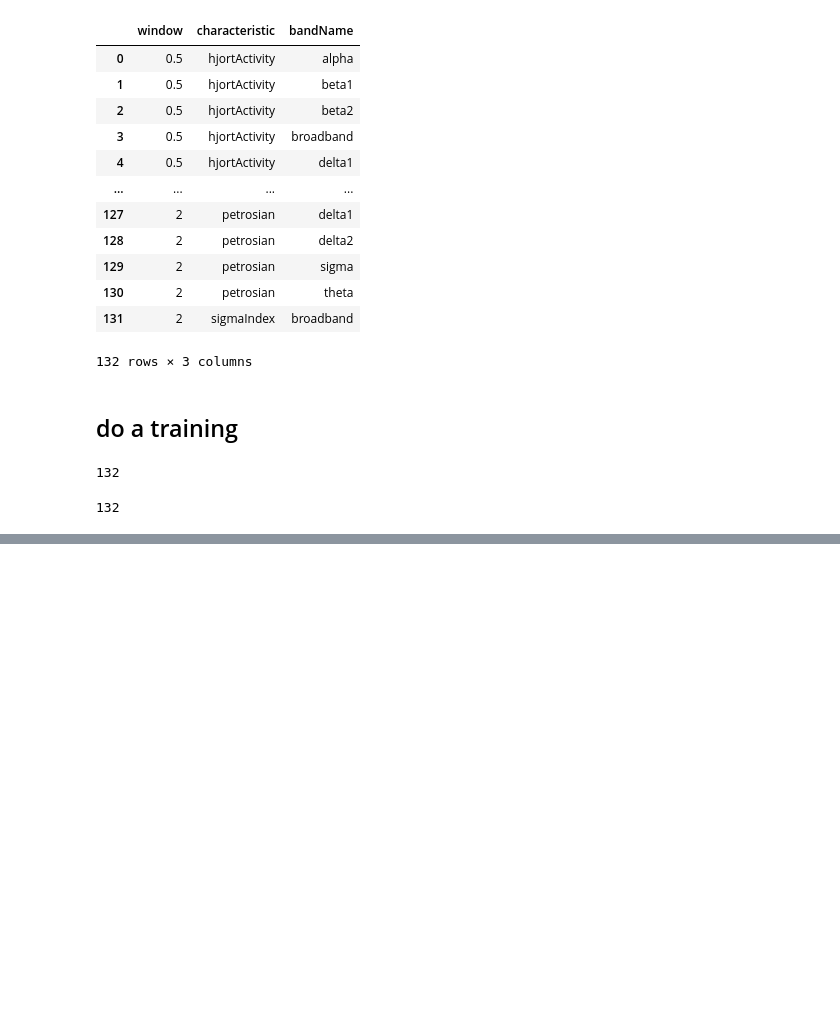
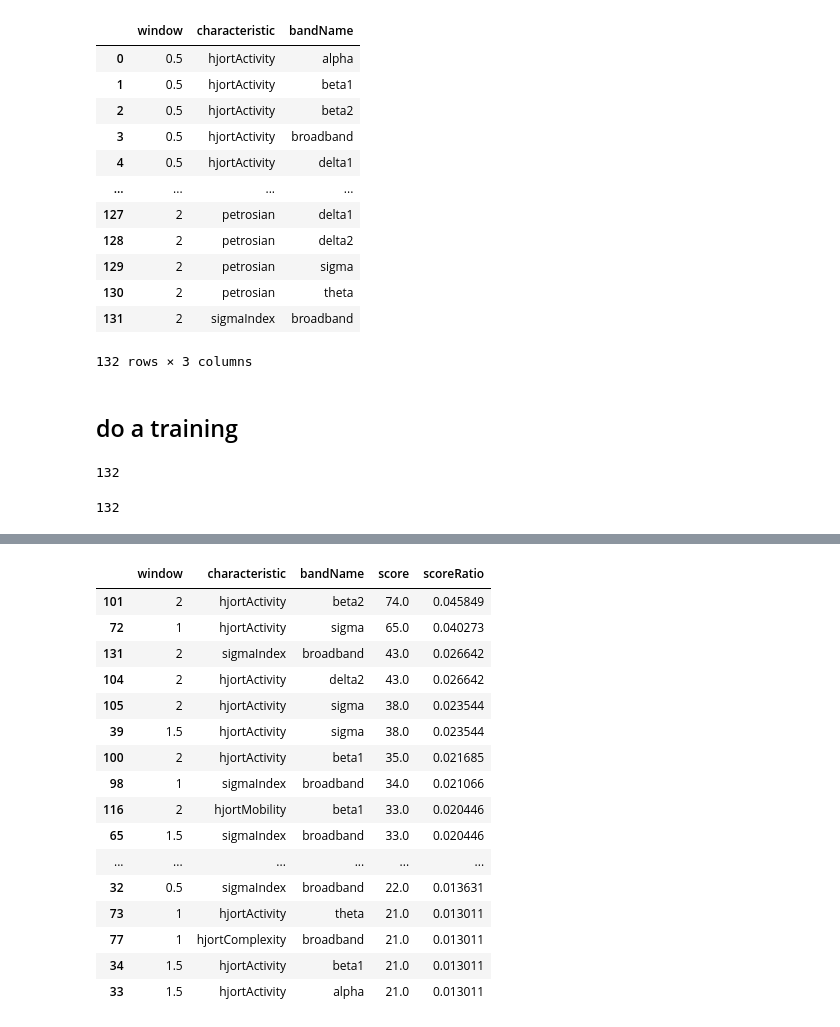
Before and after one commit to quiquegurdiel/SpinCo, a Jupyter notebook: Experiment008_featureSelection_DREAMS.ipynb, the cells around one changed output, grey strips where cells are left out. Cells and saved outputs as stored; diff of their text form; code cells hidden in the pictures; blank space fills up the shorter version.

```diff
--- a/Experiment008_featureSelection_DREAMS.ipynb
+++ b/Experiment008_featureSelection_DREAMS.ipynb
@@ -209 +213,24 @@ order=np.cumsum(np.flip(np.sort(scores)))/np.sum(scores)
+# %%
+uniqueFeature['scoreRatio']=uniqueFeature.apply(lambda row:
+                                    row.score/totalScore,axis=1)
+# %%
+uniqueFeature.sort_values('score',ascending=False).head(26)
+# %% [output]
+|  | window | characteristic | bandName | score | scoreRatio |
+| 101 | 2 | hjortActivity | beta2 | 74.0 | 0.045849 |
+| 72 | 1 | hjortActivity | sigma | 65.0 | 0.040273 |
+| 131 | 2 | sigmaIndex | broadband | 43.0 | 0.026642 |
+| 104 | 2 | hjortActivity | delta2 | 43.0 | 0.026642 |
+| 105 | 2 | hjortActivity | sigma | 38.0 | 0.023544 |
+| 39 | 1.5 | hjortActivity | sigma | 38.0 | 0.023544 |
+| 100 | 2 | hjortActivity | beta1 | 35.0 | 0.021685 |
+| 98 | 1 | sigmaIndex | broadband | 34.0 | 0.021066 |
+| 116 | 2 | hjortMobility | beta1 | 33.0 | 0.020446 |
+| 65 | 1.5 | sigmaIndex | broadband | 33.0 | 0.020446 |
+| ... | ... | ... | ... | ... | ... |
+| 32 | 0.5 | sigmaIndex | broadband | 22.0 | 0.013631 |
+| 73 | 1 | hjortActivity | theta | 21.0 | 0.013011 |
+| 77 | 1 | hjortComplexity | broadband | 21.0 | 0.013011 |
+| 34 | 1.5 | hjortActivity | beta1 | 21.0 | 0.013011 |
+| 33 | 1.5 | hjortActivity | alpha | 21.0 | 0.013011 |
 # %%
```
Also changed, not shown: parts of 10 cells of this notebook, 12 other files.
